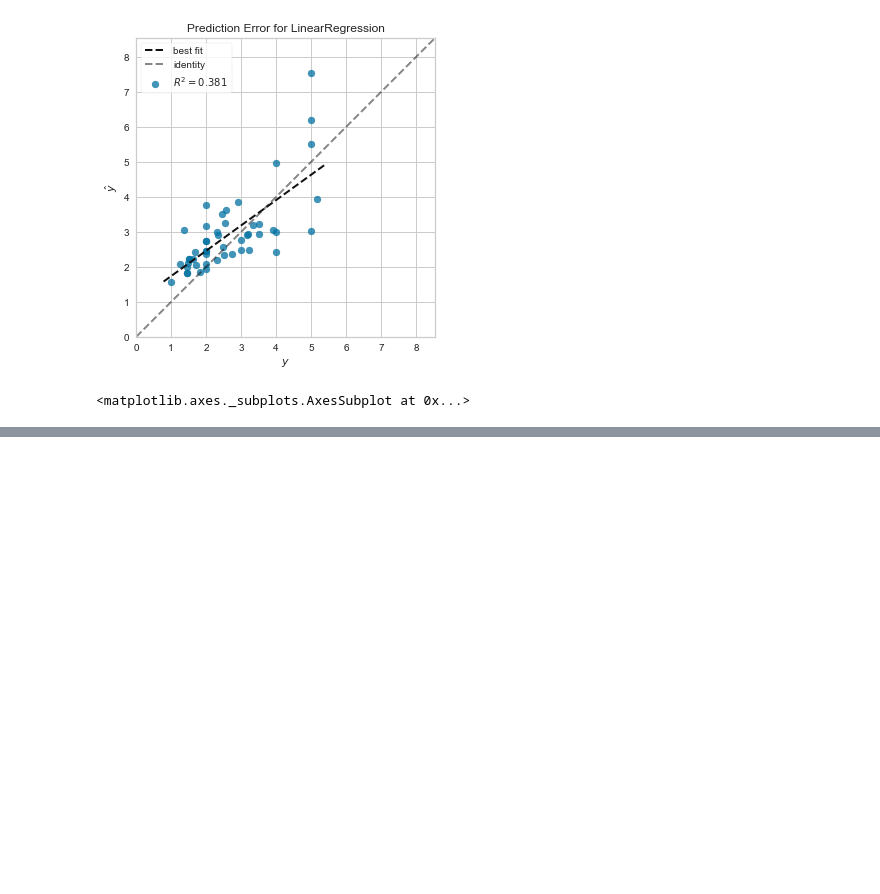
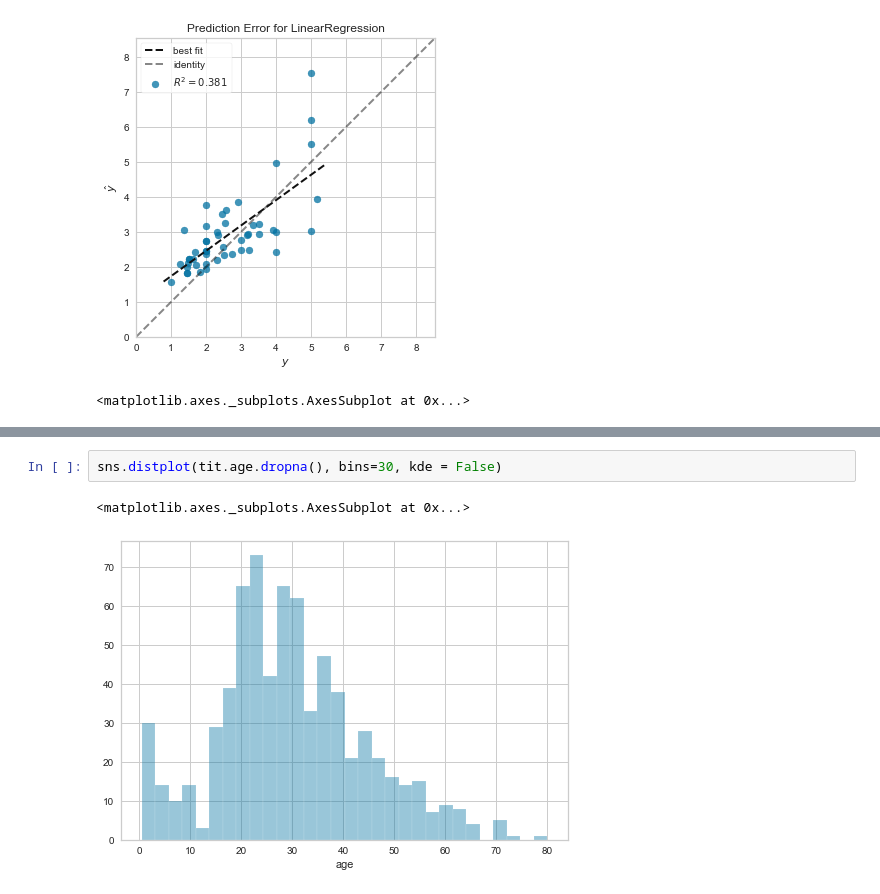
Before and after one commit to maydinn/python_lessons_notes, a Jupyter notebook: ml_nots.ipynb, the cells around one changed output, grey strips where cells are left out. Drawn from its saved outputs; the diff is of its cells as text; blank space fills up the shorter version.

```diff
--- a/ml_nots.ipynb
+++ b/ml_nots.ipynb
@@ -1069,0 +1166,5 @@ visualizer.show()
+# %%
+sns.distplot(tit.age.dropna(), bins=30, kde = False)
+# %% [output]
+<matplotlib.axes._subplots.AxesSubplot at 0x...>
+[figure, added]
```
Also changed, not shown: parts of 180 cells of this notebook, 4 other files.
